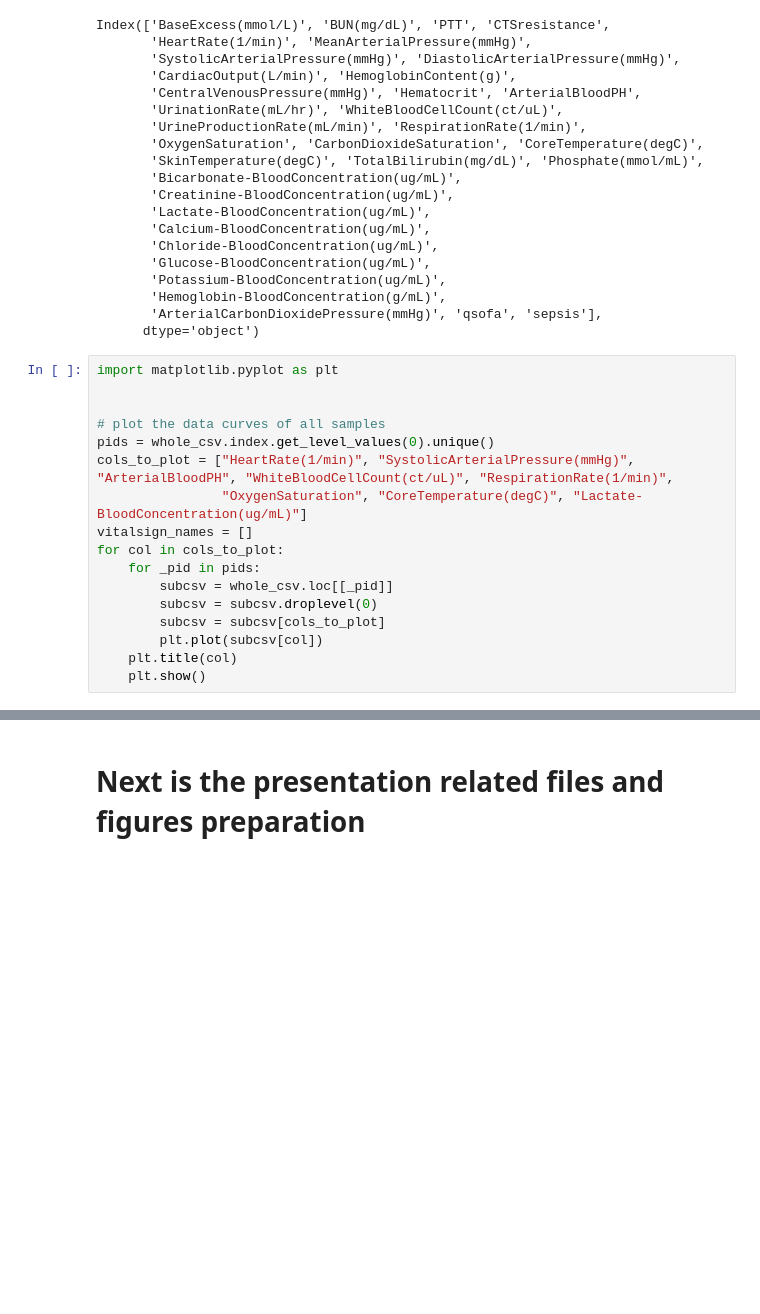
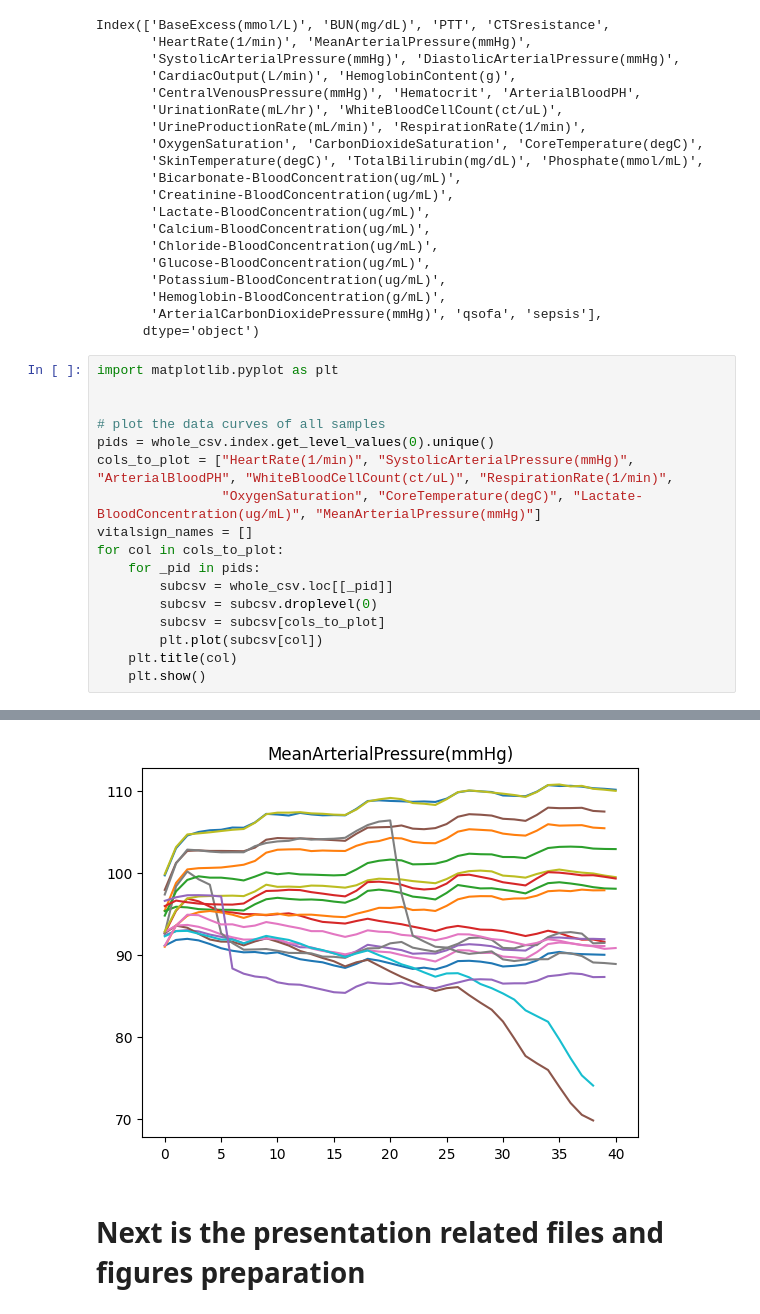
Before and after one commit to QixinWangCpsLab/BioGearsEngine-core, a Jupyter notebook: python/simtestbed.ipynb, the cells around one changed output, grey strips where cells are left out. Saved outputs shown, nothing was run; the diff lists cells and outputs as text; blank space fills up the shorter version.

Commit message:
updated some graphs

```diff
--- a/python/simtestbed.ipynb
+++ b/python/simtestbed.ipynb
@@ -224,29 +224,30 @@ Index(['BaseExcess(mmol/L)', 'BUN(mg/dL)', 'PTT', 'CTSresistance',
 # %%
 import matplotlib.pyplot as plt
 
 
 # plot the data curves of all samples
 pids = whole_csv.index.get_level_values(0).unique()
 cols_to_plot = ["HeartRate(1/min)", "SystolicArterialPressure(mmHg)", "ArterialBloodPH", "WhiteBloodCellCount(ct/uL)", "RespirationRate(1/min)",
-                "OxygenSaturation", "CoreTemperature(degC)", "Lactate-BloodConcentration(ug/mL)"]
+                "OxygenSaturation", "CoreTemperature(degC)", "Lactate-BloodConcentration(ug/mL)", "MeanArterialPressure(mmHg)"]
 vitalsign_names = []
 for col in cols_to_plot:
     for _pid in pids:
         subcsv = whole_csv.loc[[_pid]]
         subcsv = subcsv.droplevel(0)
         subcsv = subcsv[cols_to_plot]
         plt.plot(subcsv[col])
     plt.title(col)
     plt.show()
 # %% [output]
 [figure]
 [figure]
 [figure]
 [figure]
 [figure]
 [figure]
 [figure]
 [figure]
+[figure, added]
 # %% [markdown]
 # Next is the presentation related files and figures preparation
 # %%
```
